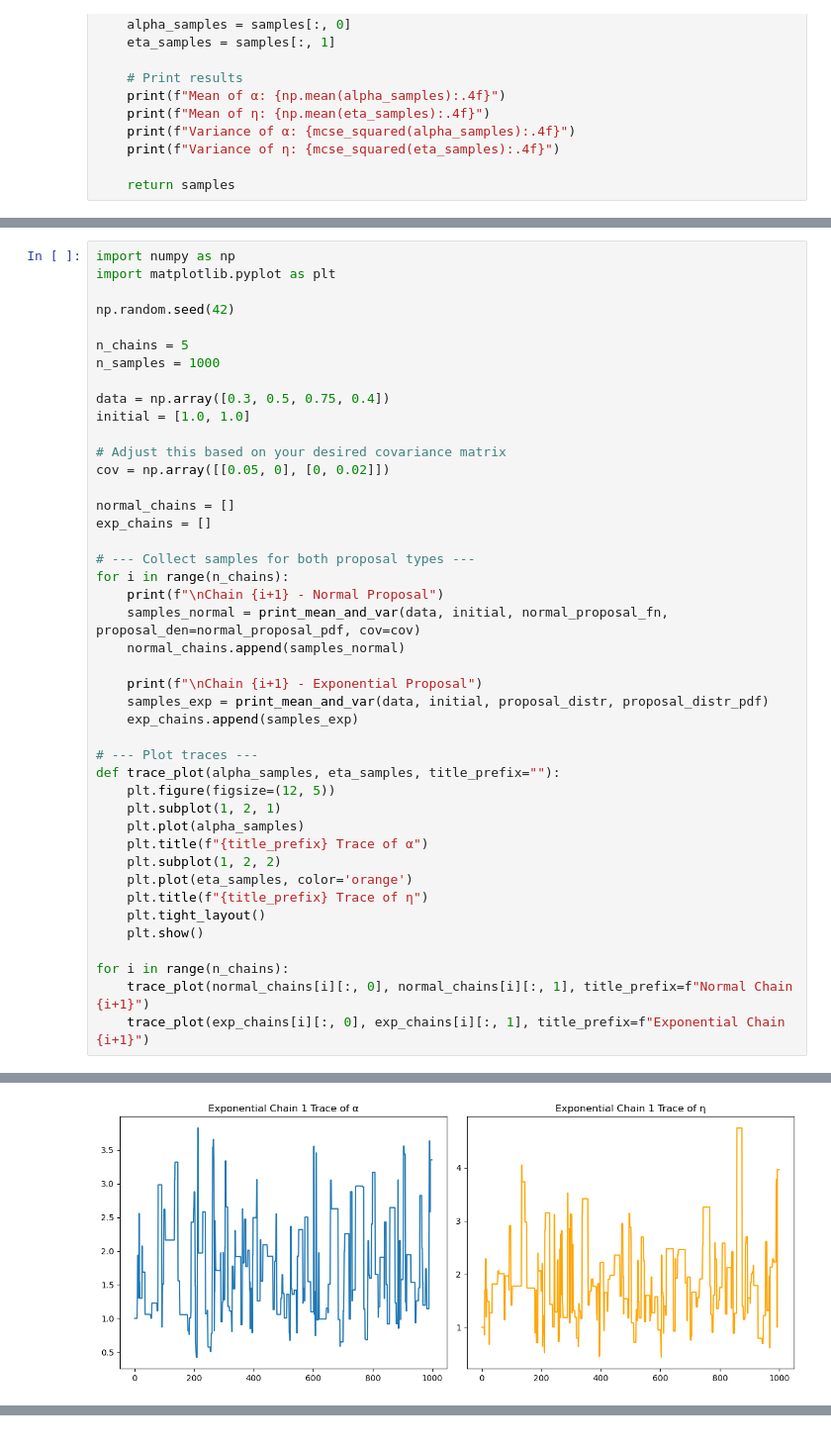
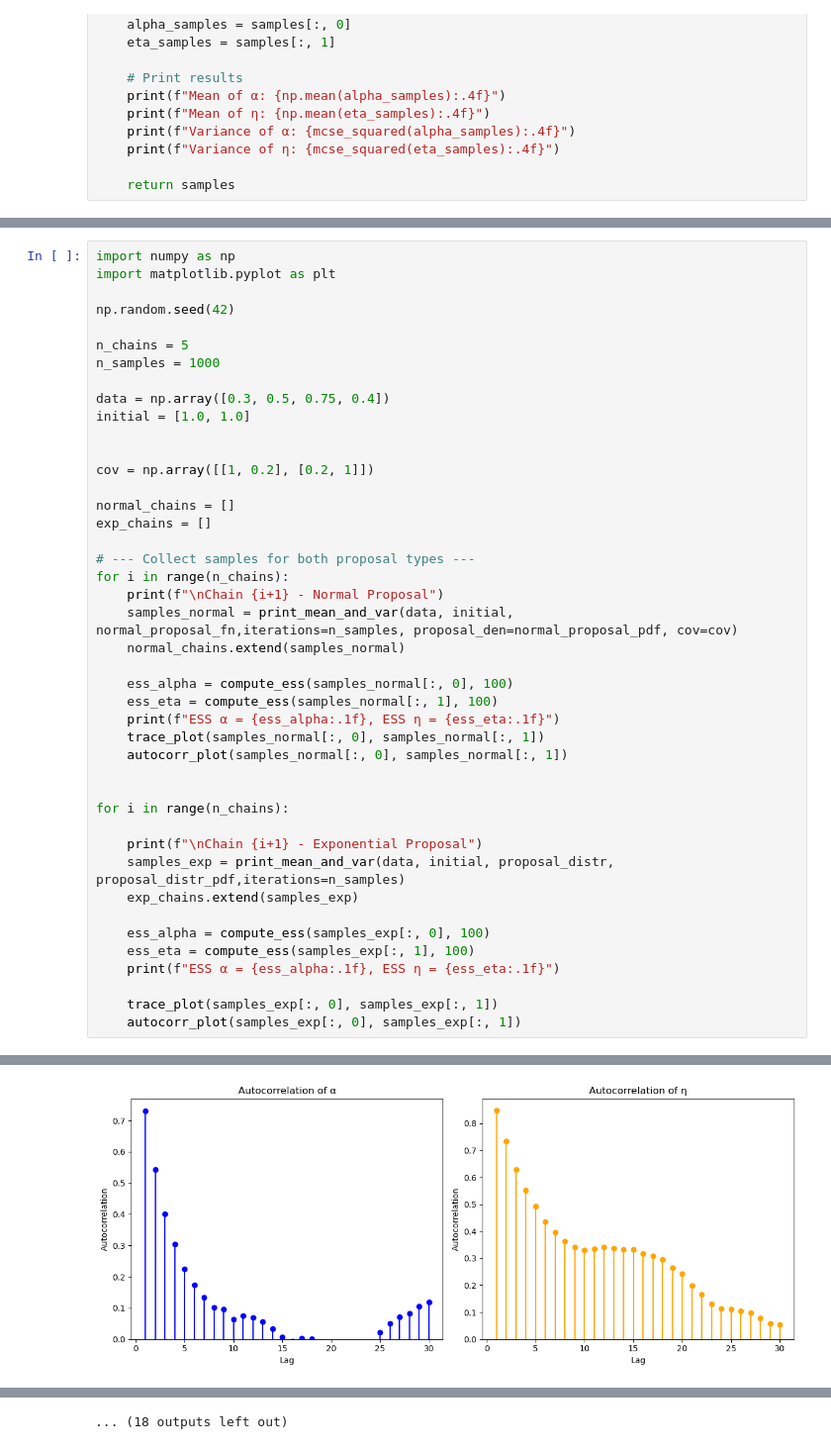
Before and after one commit to markoMedved/Mathematics2-HW, a Jupyter notebook: MCMC/solution.ipynb, the cells around one changed output, grey strips where cells are left out. Shown at 99% size. Drawn from its saved outputs; the diff is of its cells as text.

```diff
--- a/MCMC/solution.ipynb
+++ b/MCMC/solution.ipynb
@@ -373,8 +417,8 @@ n_samples = 1000
 data = np.array([0.3, 0.5, 0.75, 0.4])
 initial = [1.0, 1.0]
 
-# Adjust this based on your desired covariance matrix
-cov = np.array([[0.05, 0], [0, 0.02]])
+
+cov = np.array([[1, 0.2], [0.2, 1]])
 
 normal_chains = []
 exp_chains = []
@@ -382,27 +426,27 @@ exp_chains = []
 # --- Collect samples for both proposal types ---
 for i in range(n_chains):
     print(f"\nChain {i+1} - Normal Proposal")
-    samples_normal = print_mean_and_var(data, initial, normal_proposal_fn, proposal_den=normal_proposal_pdf, cov=cov)
-    normal_chains.append(samples_normal)
+    samples_normal = print_mean_and_var(data, initial, normal_proposal_fn,iterations=n_samples, proposal_den=normal_proposal_pdf, cov=cov)
+    normal_chains.extend(samples_normal)
+
+    ess_alpha = compute_ess(samples_normal[:, 0], 100)
+    ess_eta = compute_ess(samples_normal[:, 1], 100)
+    print(f"ESS α = {ess_alpha:.1f}, ESS η = {ess_eta:.1f}")
+    trace_plot(samples_normal[:, 0], samples_normal[:, 1])
+    autocorr_plot(samples_normal[:, 0], samples_normal[:, 1])
+
+
+for i in range(n_chains):
 
     print(f"\nChain {i+1} - Exponential Proposal")
-    samples_exp = print_mean_and_var(data, initial, proposal_distr, proposal_distr_pdf)
-    exp_chains.append(samples_exp)
+    samples_exp = print_mean_and_var(data, initial, proposal_distr, proposal_distr_pdf,iterations=n_samples)
+    exp_chains.extend(samples_exp)
 
-# --- Plot traces ---
-def trace_plot(alpha_samples, eta_samples, title_prefix=""):
-    plt.figure(figsize=(12, 5))
-    plt.subplot(1, 2, 1)
-    plt.plot(alpha_samples)
-    plt.title(f"{title_prefix} Trace of α")
-    plt.subplot(1, 2, 2)
-    plt.plot(eta_samples, color='orange')
-    plt.title(f"{title_prefix} Trace of η")
-    plt.tight_layout()
-    plt.show()
+    ess_alpha = compute_ess(samples_exp[:, 0], 100)
+    ess_eta = compute_ess(samples_exp[:, 1], 100)
+    print(f"ESS α = {ess_alpha:.1f}, ESS η = {ess_eta:.1f}")
 
-for i in range(n_chains):
-    trace_plot(normal_chains[i][:, 0], normal_chains[i][:, 1], title_prefix=f"Normal Chain {i+1}")
-    trace_plot(exp_chains[i][:, 0], exp_chains[i][:, 1], title_prefix=f"Exponential Chain {i+1}")
+    trace_plot(samples_exp[:, 0], samples_exp[:, 1])
+    autocorr_plot(samples_exp[:, 0], samples_exp[:, 1])
 # %% [output]
 Chain 1 - Normal Proposal
@@ -426 +459 @@ Variance of η: 0.0107
-[figure, old version]
+[figure, new version]
@@ -434,0 +484 @@ Variance of η: 0.0107
+... (18 outputs left out)
```
Also changed, not shown: parts of 5 cells of this notebook.
